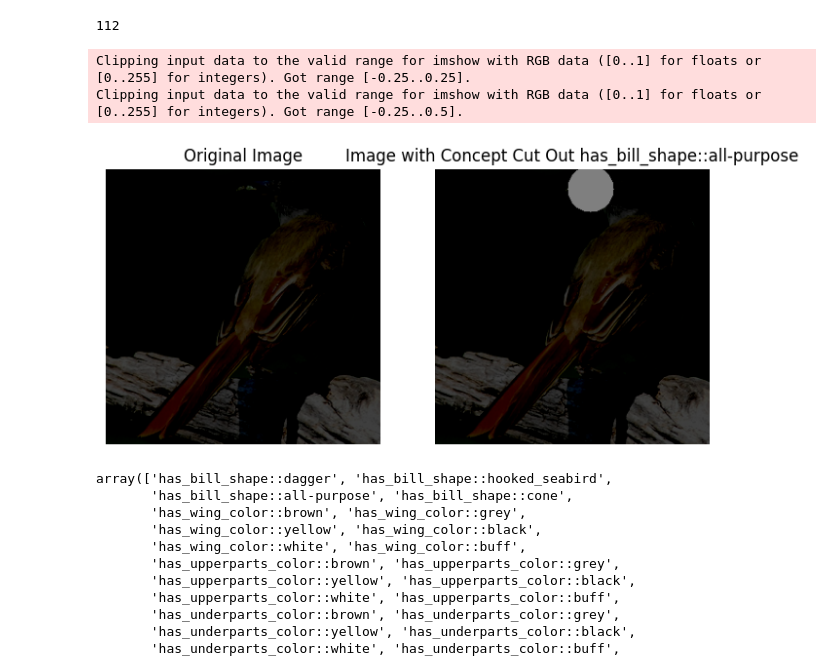
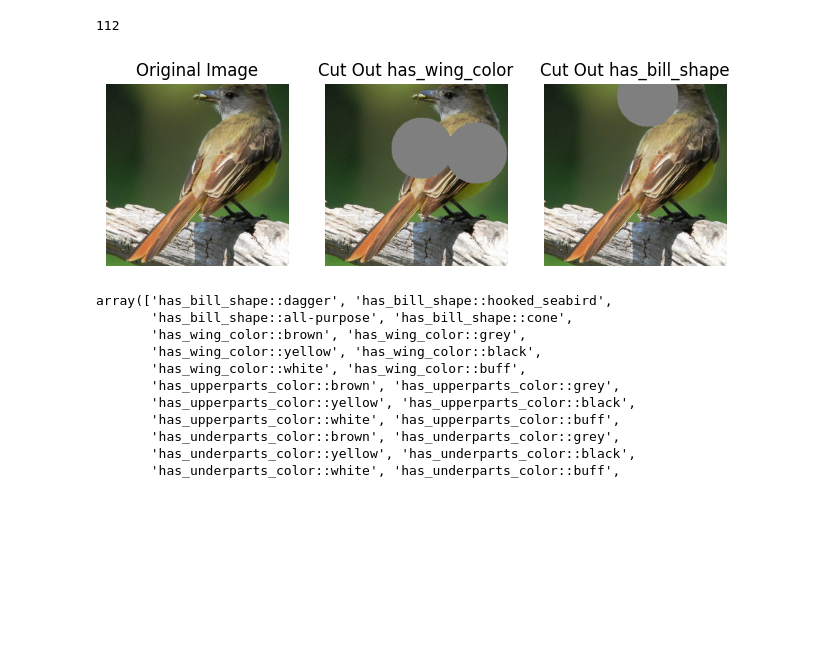
Before and after one commit to AndreasRaaskov/WhyCBMsFails, a Jupyter notebook: main.ipynb, the cells around one changed output. Cells and saved outputs as stored; diff of their text form; code cells hidden in the pictures; blank space fills up the shorter version.

```diff
--- a/main.ipynb
+++ b/main.ipynb
@@ -46,29 +46,31 @@ len(dataset.consept_labels_names)
 # %%
 # Import utility functions
 import utils
 
 # Example: Visualize concept masking
-Concept_idx = 2
+Concept_idx_1 = 6
+Concept_idx_2 = 2
 id = 1020
 
 x, c, y, cordinates = dataset[id]  # Get the image and its concept coordinates
 
 # Cut out the concept using circular mask
-x_cut, cut_exist = utils.Concept_cut_out(x, cordinates, concept_idx=Concept_idx, size=50)
-
+x_cut_1, cut_exist_1 = utils.Concept_cut_out(x, cordinates, concept_idx=Concept_idx_1, size=100)
+x_cut_2, cut_exist_2 = utils.Concept_cut_out(x, cordinates, concept_idx=Concept_idx_2, size=100)
 # Visualize the original and cut-out images
-fig, axs = plt.subplots(1, 2, figsize=(8, 4))
+fig, axs = plt.subplots(1, 3, figsize=(8, 4))
 axs[0].imshow(np.transpose(x.numpy(), (1, 2, 0)))
 axs[0].set_title('Original Image')
 axs[0].axis('off')
-axs[1].imshow(np.transpose(x_cut.numpy(), (1, 2, 0)))
-axs[1].set_title(f'Image with Concept Cut Out {dataset.consept_labels_names[Concept_idx]}')
+axs[1].imshow(np.transpose(x_cut_1.numpy(), (1, 2, 0)))
+axs[1].set_title(f'Cut Out {dataset.consept_labels_names[Concept_idx_1].split("::")[0]}')
 axs[1].axis('off')
+axs[2].imshow(np.transpose(x_cut_2.numpy(), (1, 2, 0)))
+axs[2].set_title(f'Cut Out {dataset.consept_labels_names[Concept_idx_2].split("::")[0]}')
+axs[2].axis('off')
 plt.show()
 # %% [output]
-Clipping input data to the valid range for imshow with RGB data ([0..1] for floats or [0..255] for integers). Got range [-0.25..0.25].
-Clipping input data to the valid range for imshow with RGB data ([0..1] for floats or [0..255] for integers). Got range [-0.25..0.5].
-[figure, old version]
+[figure, new version]
 # %%
 # Test the concept model with majority voting
 XtoC_Model = torch.load(r'Models/ConceptModel__Seed1/outputs/best_model_1.pth',map_location=torch.device('cpu'),weights_only=False)
```
Also changed, not shown: parts of 2 cells of this notebook, 44 other files.
